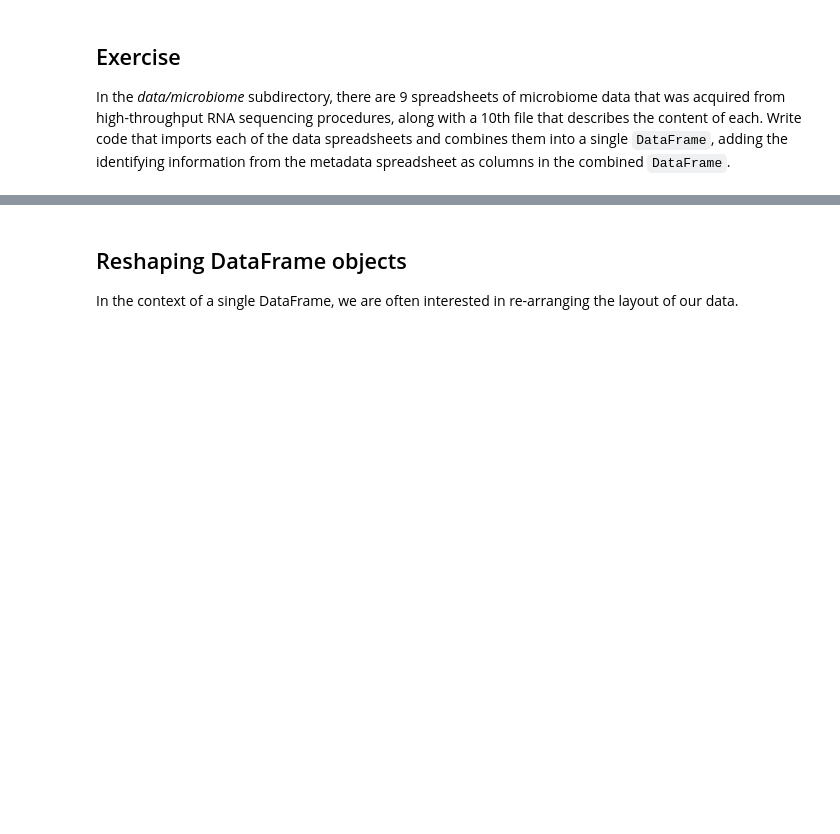
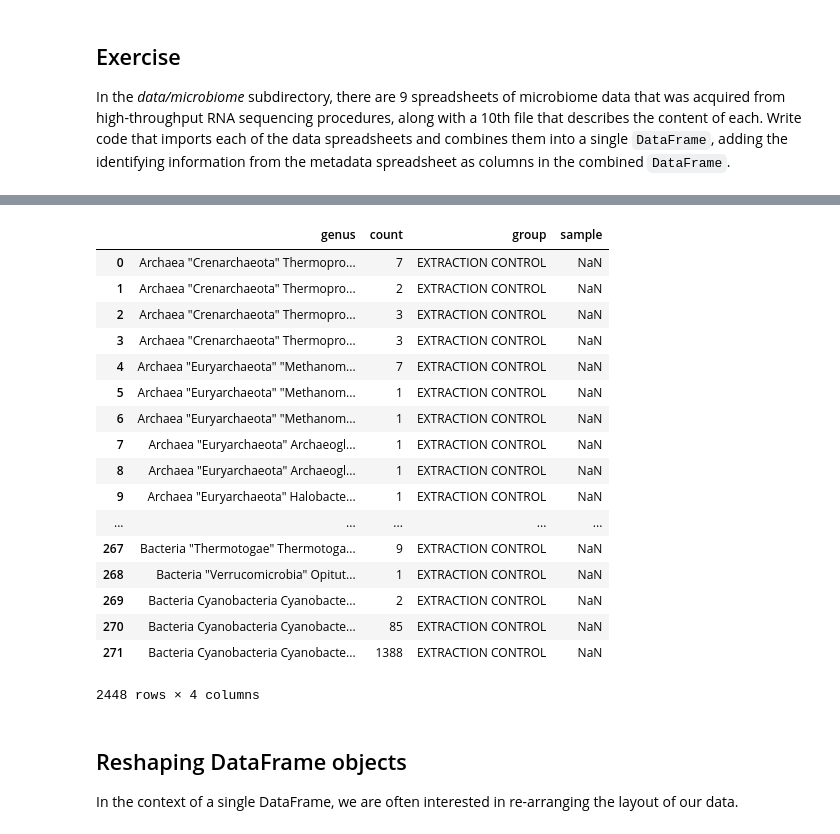
Before and after one commit to weltybiostat/Bios8366, a Jupyter notebook: notebooks/Section2_3-Data-Wrangling-with-Pandas.ipynb, the cells around one changed output, grey strips where cells are left out. Saved outputs shown, nothing was run; the diff lists cells and outputs as text; code cells hidden in the pictures; blank space fills up the shorter version.

```diff
--- a/notebooks/Section2_3-Data-Wrangling-with-Pandas.ipynb
+++ b/notebooks/Section2_3-Data-Wrangling-with-Pandas.ipynb
@@ -515,3 +725,24 @@ In the *data/microbiome* subdirectory, there are 9 spreadsheets of microbiome da
+# %%
+pd.concat(data)
+# %% [output]
+|  | genus | count | group | sample |
+| 0 | Archaea "Crenarchaeota" Thermopro... | 7 | EXTRACTION CONTROL | NaN |
+| 1 | Archaea "Crenarchaeota" Thermopro... | 2 | EXTRACTION CONTROL | NaN |
+| 2 | Archaea "Crenarchaeota" Thermopro... | 3 | EXTRACTION CONTROL | NaN |
+| 3 | Archaea "Crenarchaeota" Thermopro... | 3 | EXTRACTION CONTROL | NaN |
+| 4 | Archaea "Euryarchaeota" "Methanom... | 7 | EXTRACTION CONTROL | NaN |
+| 5 | Archaea "Euryarchaeota" "Methanom... | 1 | EXTRACTION CONTROL | NaN |
+| 6 | Archaea "Euryarchaeota" "Methanom... | 1 | EXTRACTION CONTROL | NaN |
+| 7 | Archaea "Euryarchaeota" Archaeogl... | 1 | EXTRACTION CONTROL | NaN |
+| 8 | Archaea "Euryarchaeota" Archaeogl... | 1 | EXTRACTION CONTROL | NaN |
+| 9 | Archaea "Euryarchaeota" Halobacte... | 1 | EXTRACTION CONTROL | NaN |
+| ... | ... | ... | ... | ... |
+| 267 | Bacteria "Thermotogae" Thermotoga... | 9 | EXTRACTION CONTROL | NaN |
+| 268 | Bacteria "Verrucomicrobia" Opitut... | 1 | EXTRACTION CONTROL | NaN |
+| 269 | Bacteria Cyanobacteria Cyanobacte... | 2 | EXTRACTION CONTROL | NaN |
+| 270 | Bacteria Cyanobacteria Cyanobacte... | 85 | EXTRACTION CONTROL | NaN |
+| 271 | Bacteria Cyanobacteria Cyanobacte... | 1388 | EXTRACTION CONTROL | NaN |
+2448 rows × 4 columns
 # %% [markdown]
 ## Reshaping DataFrame objects
 
```
Also changed, not shown: parts of 107 cells of this notebook.
